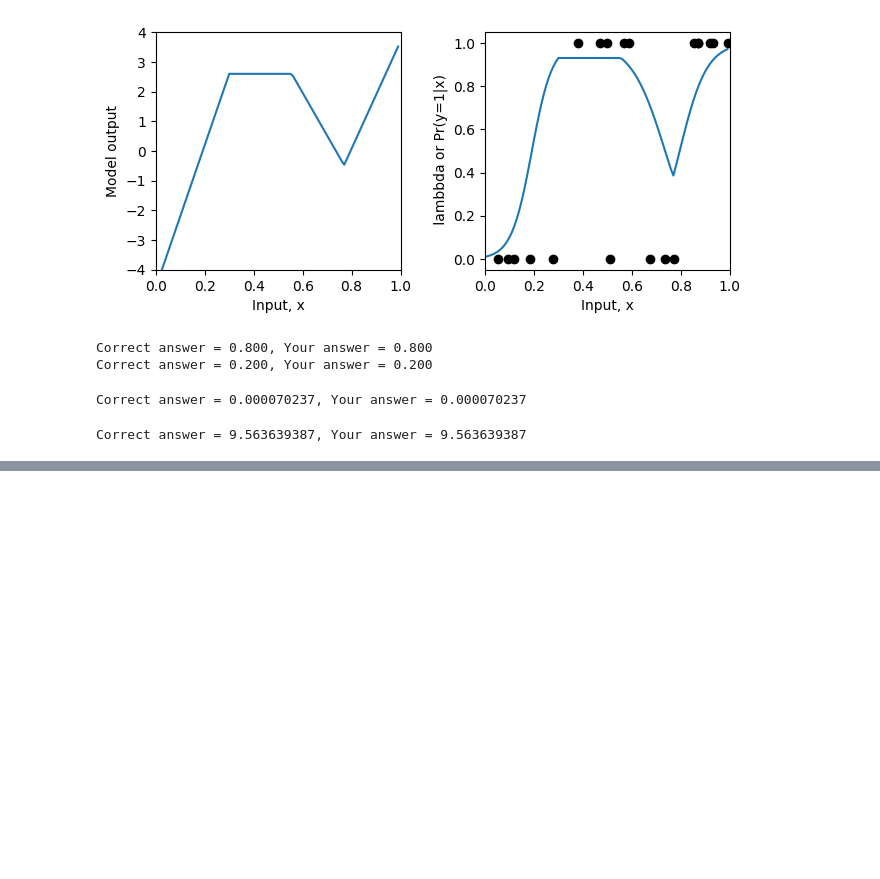
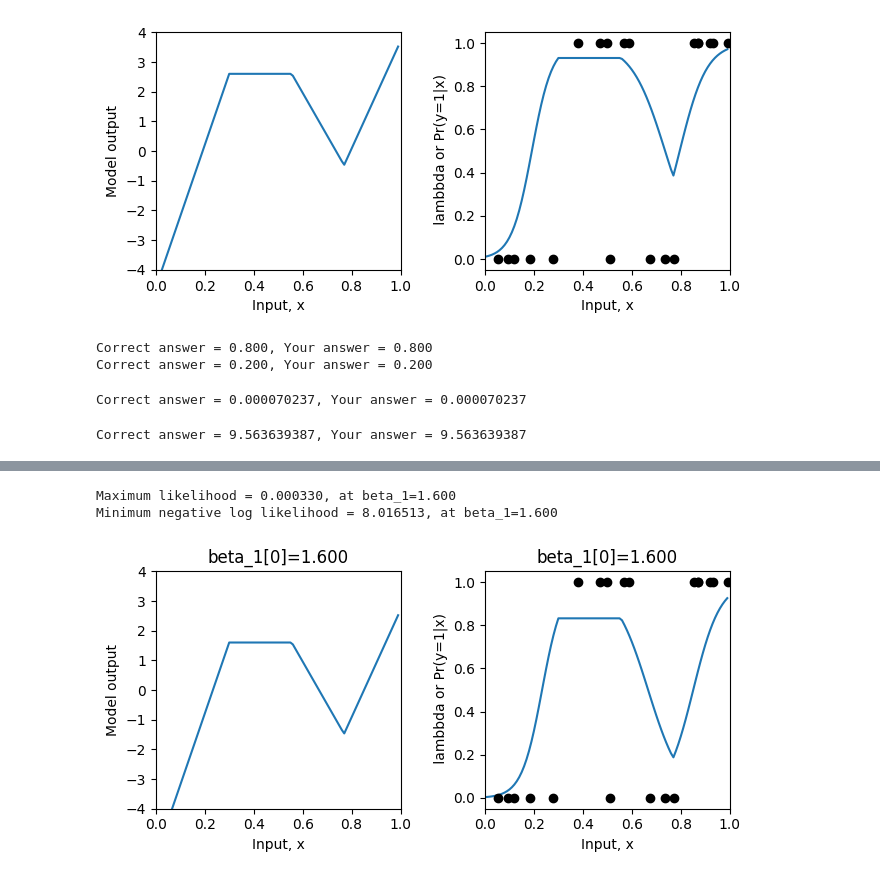
Before and after one commit to Saransh-Basu-01/Understanding-Deep-learning-, a Jupyter notebook: Chapter_5_Loss_Functions.ipynb, the cells around one changed output, grey strips where cells are left out. Drawn from its saved outputs; the diff is of its cells as text; code cells hidden in the pictures; blank space fills up the shorter version.

```diff
--- a/Chapter_5_Loss_Functions.ipynb
+++ b/Chapter_5_Loss_Functions.ipynb
@@ -496,0 +550,17 @@ Correct answer = 9.563639387, Your answer = 9.563639387
+# %%
+
+
+# Hopefully, you can see that the maximum of the likelihood fn is at the same position as the minimum negative log likelihood
+# Let's check that:
+print("Maximum likelihood = %f, at beta_1=%3.3f"%( (likelihoods[np.argmax(likelihoods)],beta_1_vals[np.argmax(likelihoods)])))
+print("Minimum negative log likelihood = %f, at beta_1=%3.3f"%( (nlls[np.argmin(nlls)],beta_1_vals[np.argmin(nlls)])))
+
+# Plot the best model
+beta_1[0,0] = beta_1_vals[np.argmin(nlls)]
+model_out = shallow_nn(x_model, beta_0, omega_0, beta_1, omega_1)
+lambda_model = sigmoid(model_out)
+plot_binary_classification(x_model, model_out, lambda_model, x_train, y_train, title="beta_1[0]=%3.3f"%(beta_1[0,0]))
+# %% [output]
+Maximum likelihood = 0.000330, at beta_1=1.600
+Minimum negative log likelihood = 8.016513, at beta_1=1.600
+[figure, added]
```
Also changed, not shown: parts of 2 cells of this notebook.
